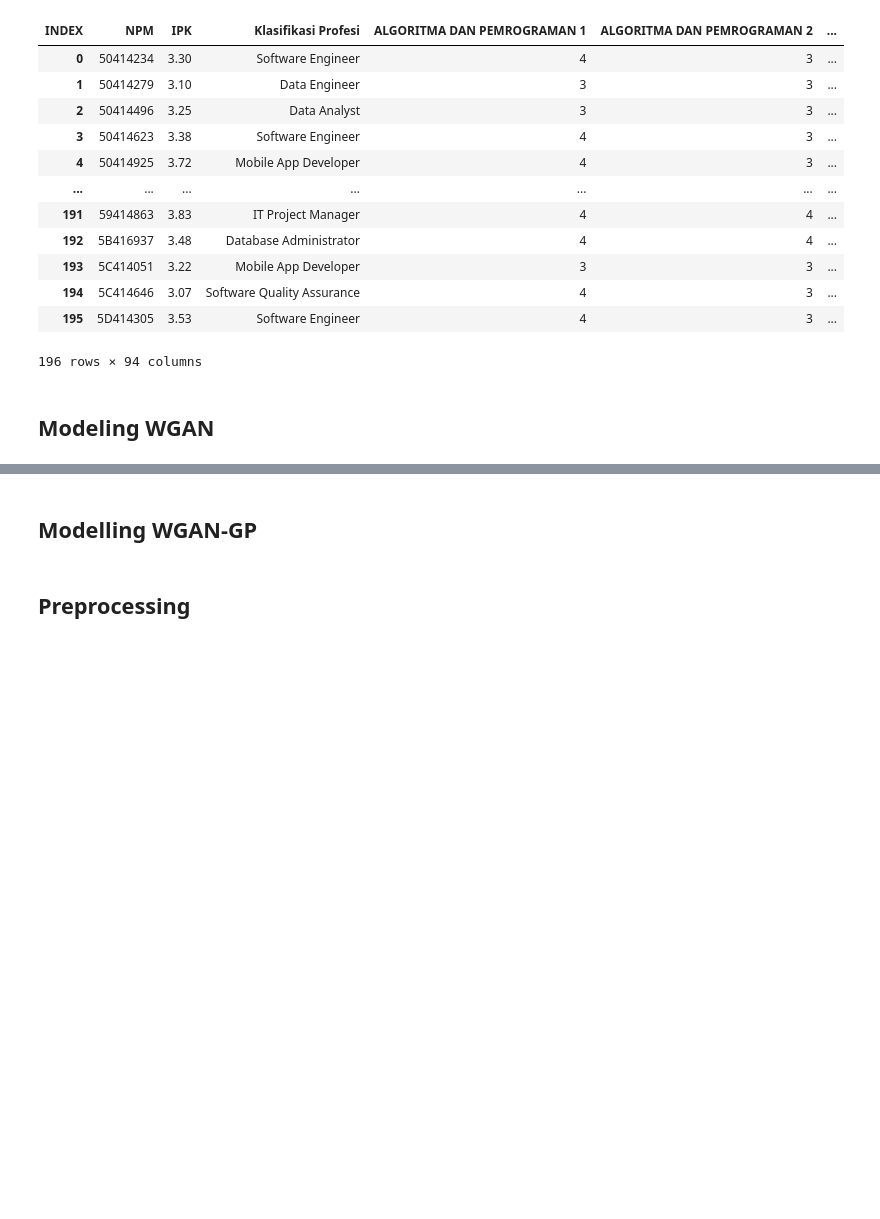
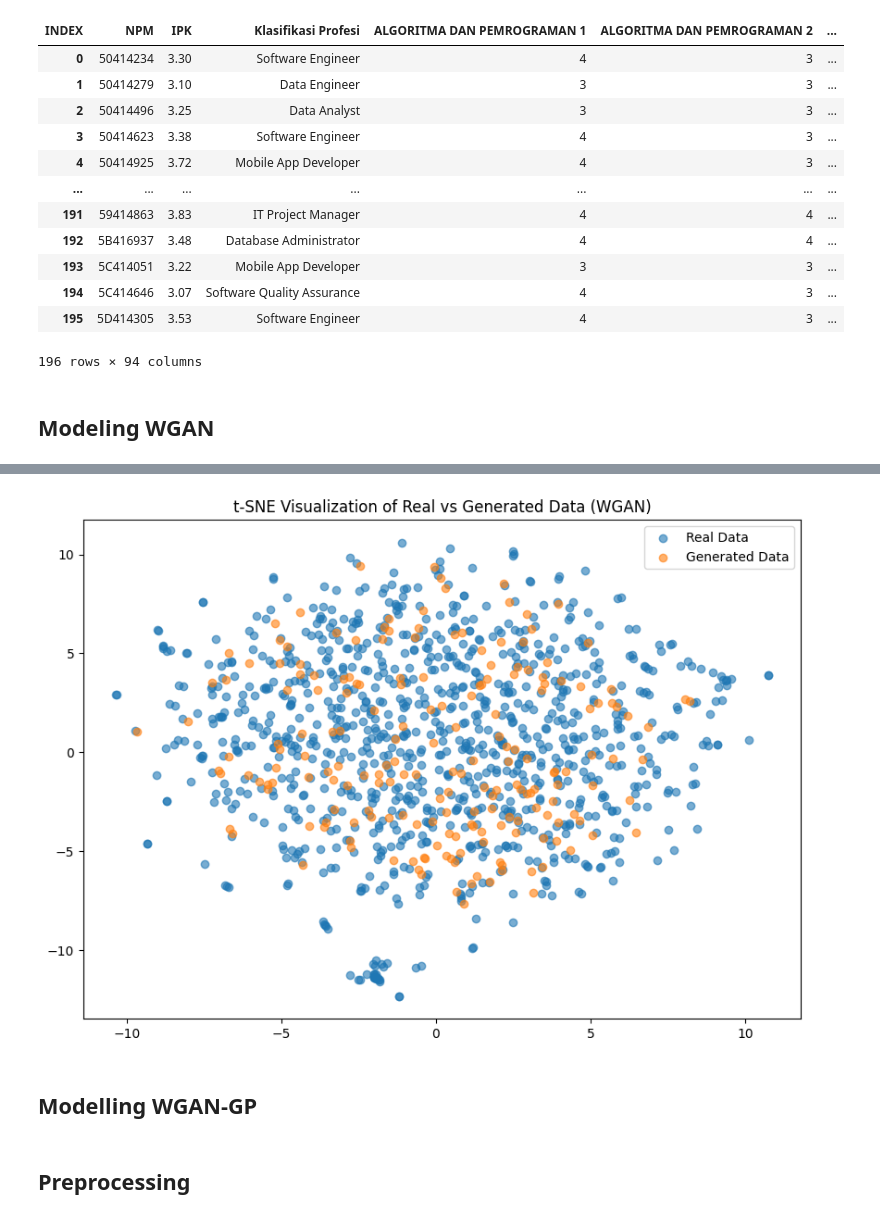
Before and after one commit to riqalter/PrediksiProfesi, a Jupyter notebook: NotebookVer2-torch.ipynb, the cells around one changed output, grey strips where cells are left out. Cells and saved outputs as stored; diff of their text form; code cells hidden in the pictures; blank space fills up the shorter version.

```diff
--- a/NotebookVer2-torch.ipynb
+++ b/NotebookVer2-torch.ipynb
@@ -474,3 +473,29 @@ plt.show()
+# %%
+# Generate data for t-SNE visualization
+latent_space_samples = torch.randn((1000, input_size)).to(device)
+generated_data = generator(latent_space_samples).detach().cpu().numpy()
+
+# Get real data for comparison
+X_train_df = pd.DataFrame(X_train.numpy())
+real_data = X_train_df.values[:1000]
+
+# Combine real and generated data
+combined_data = np.vstack([real_data, generated_data])
+labels = np.array([0]*1000 + [1]*1000)  # 0 for real, 1 for generated
+
+# Apply t-SNE
+tsne = TSNE(n_components=2, perplexity=30, n_iter=300)
+tsne_results = tsne.fit_transform(combined_data)
+
+# Plot the t-SNE results
+plt.figure(figsize=(10,7))
+plt.scatter(tsne_results[:1000, 0], tsne_results[:1000, 1], label="Real Data", alpha=0.6)
+plt.scatter(tsne_results[1000:, 0], tsne_results[1000:, 1], label="Generated Data", alpha=0.6)
+plt.title("t-SNE Visualization of Real vs Generated Data (WGAN)")
+plt.legend()
+plt.show()
+# %% [output]
+[figure, added]
 # %% [markdown]
 ## Modelling WGAN-GP
 # %%
```
Also changed, not shown: parts of 10 cells of this notebook, 6 other files.
